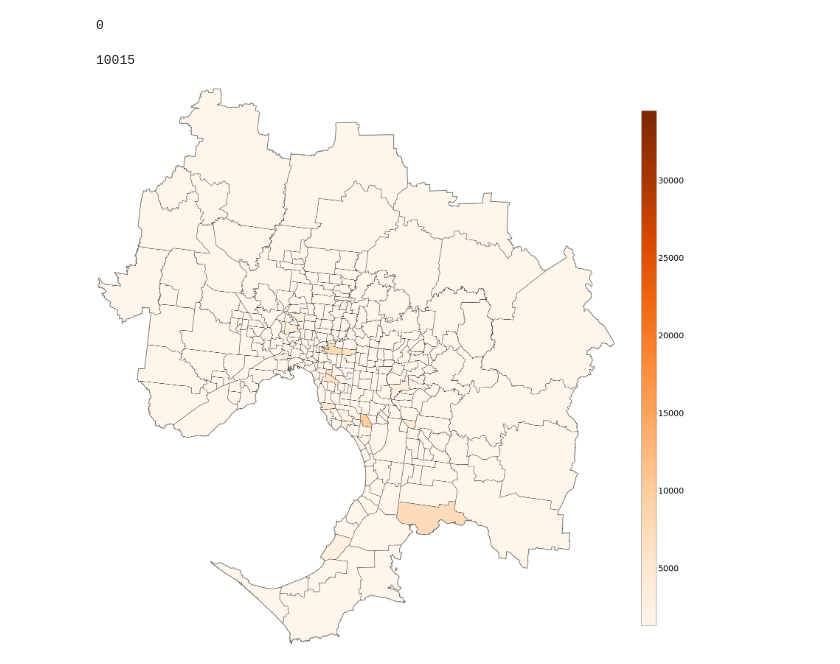
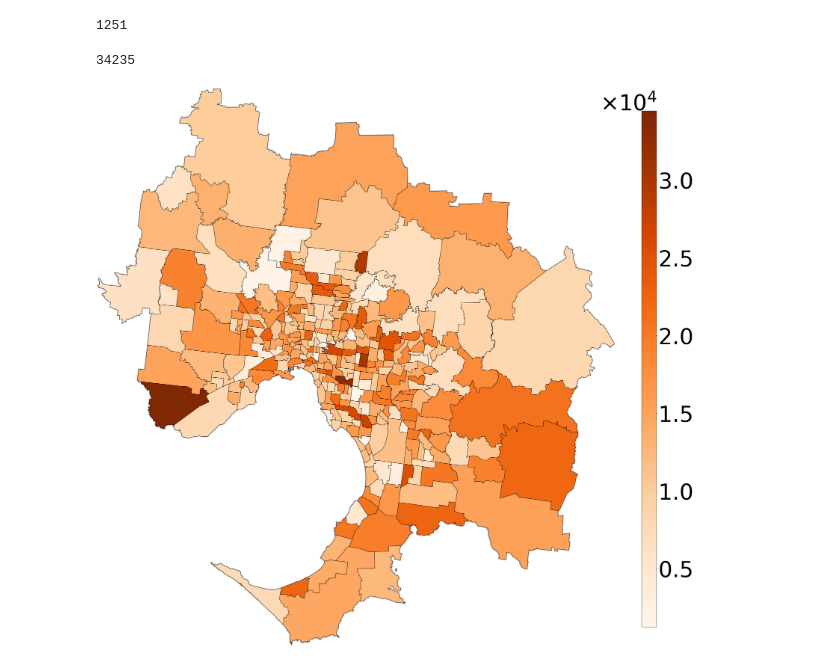
Before and after one commit to captainnemo2005/compartmentmodel, a Jupyter notebook: Basecase.ipynb, the cells around one changed output. Drawn from its saved outputs; the diff is of its cells as text; code cells hidden in the pictures.

```diff
--- a/Basecase.ipynb
+++ b/Basecase.ipynb
@@ -14,7 +14,7 @@ population.csv
 percent_pop = "base"
 folder = "basecase"
 incubation = 7
-iterations = 3000
+iterations = 800
 
 melbourne_pc = pd.read_csv('data/'+folder+'/population_pc_'+percent_pop+'.csv', sep=',',header=None)
 pop_pc       = melbourne_pc.values
@@ -77,7 +77,7 @@ initial[initialInd] = 15
 
 model = Param(R0 = 2.4, DI = incubation*12, I0 = initial, HospitalisationRate=0.1,HospiterIters=15*12)
 
-%run SIR-without-mobility-mode.py
+%run SIR-mobility-mode.py
 
 res = {}
 
@@ -98,5 +98,5 @@ newI = newI.astype(int)
 print(min(newI))
 max(newI)
 # %% [output]
-0
+1251
-10015
+34235
@@ -134,32 +110,37 @@ melbourne_gpd['population'] = newI
 
 plt.rcParams.update({'font.size':32})
 west,south,east,north = melbourne_gpd.unary_union.bounds
 
 fig,ax = plt.subplots(figsize=(40,40))
 
 
 #cmap = LinearSegmentedColormap.from_list('mycmap', ['green','white' ])
 #cmap = LinearSegmentedColormap.from_list('mycmap', ['green','white','red'])
 melbourne_gpd.plot(ax=ax,facecolor='none',edgecolor='gray',alpha=0.5,linewidth=5,zorder=2)
 melbourne_gpd.plot(ax=ax, column='population',legend=False,edgecolor='black',cmap='Oranges',zorder=3,\
                    norm=plt.Normalize(vmin=1268,vmax=34467))
 cbax = fig.add_axes([0.9,0.15,0.02,0.7])
 
 sm = plt.cm.ScalarMappable(cmap='Oranges',\
                           norm=plt.Normalize(vmin=1268,vmax=34467))
 
 sm._A=[]
 
 fig.colorbar(sm,cax=cbax,format="%d")
 
 ax.set_xlim(west,east)
 ax.set_ylim(south,north)
+cbar = fig.colorbar(sm,cax=cbax,format=OOMFormatter(4))
+
+cbar.ax.yaxis.get_offset_text().set_fontsize(86)
+cbar.ax.tick_params(labelsize=86)
+
 
 ax.axis('off')
 
-plt.savefig('/Users/cptnemo2005/new_results/' +'base_case_no_mobility'+str(iterations)+'.jpg')
+plt.savefig('/Users/cptnemo2005/new_results/' +'base_case_mobility'+str(iterations)+'.jpg')
 
 
 plt.show()
 # %% [output]
-[figure, old version]
+[figure, new version]
```
Also changed, not shown: parts of 2 cells of this notebook, 3 other files.
